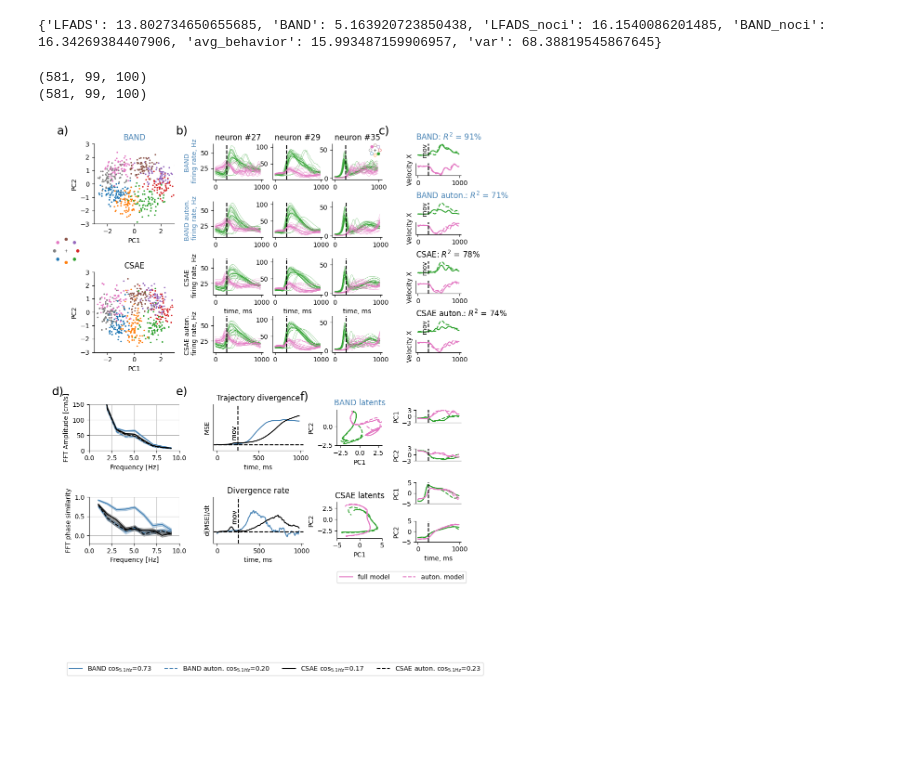
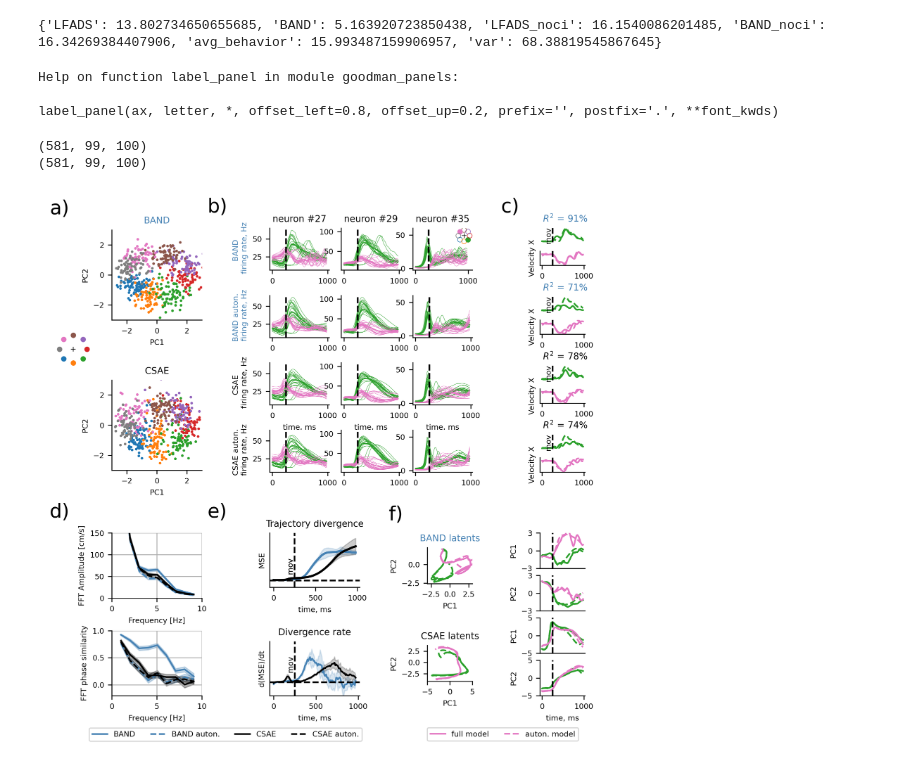
Before and after one commit to NinelK/BAND-torch, a Jupyter notebook: notebooks/paper/Fig5a_supervision.ipynb, the cells around one changed output. Saved outputs shown, nothing was run; the diff lists cells and outputs as text; code cells hidden in the pictures; blank space fills up the shorter version.

```diff
--- a/notebooks/paper/Fig5a_supervision.ipynb
+++ b/notebooks/paper/Fig5a_supervision.ipynb
@@ -408,7 +408,7 @@ def plot_beh_pred(vel, pred_vel, dir_index, t2p, axes, area, epoch_name, select
     R2_iso_vel = r2_score(vel,pred_vel) #1 - np.sum((vel - pred_vel) ** 2) / np.sum((vel - vel.mean(0)) ** 2)
     if component == 0:
         r2 = r"$R^2$"
-        axes[0].set_title(f'{title}: {r2} = {R2_iso_vel*100:.0f}%',loc='left',c=title_c)
+        axes[0].set_title(f'{title} {r2} = {R2_iso_vel*100:.0f}%',loc='left',c=title_c)
 
 np.random.seed(42)
 dir_index = get_target_ids(concat_target_direction)
@@ -599,7 +599,7 @@ for model_label, latents_full, latents_noci, axes_letters in \
     for letter in ['b','d']:
         for i in [0,1]:
             axes[letter+str(i)].set_ylabel('PC'+str(i+1))
-            axes[letter+str(i)].set_aspect(100)
+            # axes[letter+str(i)].set_aspect(100)
             axes[letter+str(i)].set_ylim([-5,5])
         axes[letter+str(1)].set_xlabel('time, ms')
         axes[letter+str(0)].set_xticks([])
@@ -669,6 +669,19 @@ def make_task_schematics(ax, x,y,r,aspect=1.,shown=np.ones(8)):
     ax.scatter(xlim[0] + (xlim[1] - xlim[0]) * x,
                 ylim[0] + (ylim[1] - ylim[0]) * y,
                 s = 20, c='k', marker='+',linewidth=.5)
+# %%
+from matplotlib import rcParams
+cm = 1/2.54  # centimeters in inches
+
+rcParams["figure.dpi"] = 300
+rcParams["savefig.dpi"] = 300
+rcParams["font.size"] = 7
+# %%
+help(label_panel)
+# %% [output]
+Help on function label_panel in module goodman_panels:
+
+label_panel(ax, letter, *, offset_left=0.8, offset_up=0.2, prefix='', postfix='.', **font_kwds)
 # %%
 layout = '''
 ABBC
@@ -679,9 +692,9 @@ trial_kernel_w = 5 # kernel width for smoothing over trials
 select = [2,6] # directions to plot
 band_color='steelblue'
 
-fig = plt.figure(figsize=(10, 10))
+fig = plt.figure(figsize=(18*cm, 18*cm))
 # blank = fig.add_subplot([0,0,1,1])
-specs, gs = panel_specs(layout, fig=fig, gridspec_args={'left': 0.1, 'right': .9, 'bottom': 0.09, 'top': 0.95, 'hspace': .3, 'wspace': .5})
+specs, gs = panel_specs(layout, fig=fig, gridspec_args={'left': 0.12, 'right': .98, 'bottom': 0.09, 'top': 0.94, 'hspace': .3, 'wspace': 1})
 axes = {}
 
 w_ratios = [2,2,1,1]
@@ -707,9 +720,9 @@ label_panel(axes['B00'], 'b', postfix=')')
 subgs = specs['C'].subgridspec(model_rows*len(select)+(model_rows-1), 1, wspace=0.1)
 for j in range(model_rows*len(select)+(model_rows-1)):
     axes[f"C{j}"] = ax = fig.add_subplot(subgs[j])
-label_panel(axes['C0'], 'c', postfix=')')
+label_panel(axes['C0'], 'c', postfix=')', offset_left=0.5)
 
-subgs = specs['D'].subgridspec(2, 1, hspace=1)
+subgs = specs['D'].subgridspec(2, 1, hspace=.5)
 for j in range(2):
     axes[f"D{j}"] = ax = fig.add_subplot(subgs[j])
 label_panel(axes['D0'], 'd', postfix=')')
@@ -719,12 +732,12 @@ for j in range(2):
     axes[f"E{j}"] = ax = fig.add_subplot(subgs[j])
 label_panel(axes['E0'], 'e', postfix=')')
 
-subgs = specs['F'].subgridspec(2, 1, hspace=1)
+subgs = specs['F'].subgridspec(2, 1, hspace=.5)
 for j in range(2):
     axes[f"F{j}"] = ax = fig.add_subplot(subgs[j])
-label_panel(axes['F0'], 'f', postfix=')')
+label_panel(axes['F0'], 'f', postfix=')', offset_up=.35, offset_left=.5)
 
-subgs = specs['G'].subgridspec(4, 1, wspace=0.1)
+subgs = specs['G'].subgridspec(4, 1, wspace=0.1,hspace=0.2)
 for j in range(4):
     axes[f"G{j}"] = ax = fig.add_subplot(subgs[j])
 label_panel(axes['G0'], '', postfix='')
@@ -800,22 +813,22 @@ make_task_schematics(axes['B02'], 0.9,0.9,0.1,aspect=1.5,shown=one_hot_select)
 # panel C
 plot_beh_pred(concat_true_behavior, concat_behaviors[1],
               dir_index, t2p, [axes[f'C{i}'] for i in range(len(select))],
-              'all', 'AD', select = select, component=0,title='BAND',title_c=band_color)
+              'all', 'AD', select = select, component=0,title='',title_c=band_color)
 axes[f'C{len(select)-1}'].set_xlabel('')
 axes[f'C{len(select)}'].axis('off')
 plot_beh_pred(concat_true_behavior, concat_noci_behaviors[1],
               dir_index, t2p, [axes[f'C{i}'] for i in range(len(select)+1,len(select)*2+1)],
-              'all', 'AD', select = select, component=0,title=f"BAND auton.",title_c=band_color)
+              'all', 'AD', select = select, component=0,title="",title_c=band_color)
 axes[f'C{len(select)*2}'].set_xlabel('')
 axes[f'C{len(select)*2+1}'].axis('off')
 plot_beh_pred(concat_true_behavior, concat_behaviors[0],
                 dir_index, t2p, [axes[f'C{i}'] for i in range(len(select)*2+2,len(select)*3+2)],
-                'all', 'AD', select = select, component=0,title="CSAE")
+                'all', 'AD', select = select, component=0,title="")
 axes[f'C{len(select)*3+1}'].set_xlabel('')
 axes[f'C{len(select)*3+2}'].axis('off')
 plot_beh_pred(concat_true_behavior, concat_noci_behaviors[0],
                 dir_index, t2p, [axes[f'C{i}'] for i in range(len(select)*3+3,len(select)*4+3)],
-                'all', 'AD', select = select, component=0,title="CSAE auton.")
+                'all', 'AD', select = select, component=0,title="")
 axes[f'C{len(select)*4+2}'].set_xlabel('')
 
 for i in list(range(len(select))) + list(range(len(select)+1,len(select)*2+1)):
@@ -835,7 +848,7 @@ for data, label, color,ls in zip([concat_behaviors[1],
                             concat_true_behavior[concat_epochs==1][...,component],
                                 label=label, peak_freq=5, c=color, linestyle=ls)
 
-axes['D1'].legend(loc=(-.25,-2.85),ncol=4)
+axes['D0'].legend(loc=(-.25,-2.2),ncol=4)
 
 
 for i, (model_label, latents_full, latents_noci) in \
@@ -873,9 +886,27 @@ for i, (model_label, latents_full, latents_noci) in \
 
     c = band_color if model_label == 'BAND' else 'k'
     MSE = np.mean((latents_full - latents_noci)**2,-1)
-    ax_e.plot(np.arange(MSE.shape[1])*10,MSE.mean(0),c=c)
     mse_diff = MSE[:,1:] - MSE[:,:-1]
+    MSE_estimates = []
+    MSE_diff_estimates = []
+    for fold in range(N_FOLDS):
+        # ax_e.plot(np.arange(MSE[fold::N_FOLDS].shape[1])*10,MSE[fold::N_FOLDS].mean(0),c=c,lw=.5)
+        # ax_f.plot(np.arange(MSE[fold::N_FOLDS].shape[1]-1)*10,mse_diff[fold::N_FOLDS].mean(0),c=c,lw=.5)
+        MSE_estimates.append(MSE[fold::N_FOLDS].mean(0))
+        MSE_diff_estimates.append(mse_diff[fold::N_FOLDS].mean(0))
+    MSE_estimates = np.array(MSE_estimates)
+    mse_diff = np.array(MSE_diff_estimates)
+    ax_e.plot(np.arange(MSE_estimates.shape[-1])*10,MSE_estimates.mean(0),c=c,lw=2)
+    ax_e.fill_between(np.arange(MSE_estimates.shape[-1])*10,
+                      MSE_estimates.mean(0) - MSE_estimates.std(0),
+                      MSE_estimates.mean(0) + MSE_estimates.std(0),
+                      color=c, alpha=0.2)
+
     ax_f.plot(np.arange(MSE.shape[1]-1)*10,mse_diff.mean(0),label=model_label,c=c)
+    ax_f.fill_between(np.arange(MSE.shape[1]-1)*10,
+                      mse_diff.mean(0) - mse_diff.std(0),
+                      mse_diff.mean(0) + mse_diff.std(0),
+                      color=c, alpha=0.2)
     ax_e.axhline(0,c='k',linestyle='--')
     ax_f.axhline(0,c='k',linestyle='--')
     ax_e.set_title(f'Trajectory divergence')
@@ -906,33 +937,33 @@ for i, (model_label, latents_full, latents_noci) in \
 
     for letter in ['G']:
         for j in [0,1,2,3]:
             axes[letter+str(j)].set_ylabel('PC'+str(j%2+1))
-            axes[letter+str(j)].set_aspect(50)
+            # axes[letter+str(j)].set_aspect(50)
             if j>1:
                 axes[letter+str(j)].set_ylim([-5,5])
             else:
                 axes[letter+str(j)].set_ylim([-3,3])
                 axes[letter+str(j)].set_yticks([-3,0,3])
             if j!=3:
                 axes[letter+str(j)].set_xticks([])
             axes[letter+str(j)].axvline(250,c='k',linestyle='--')
         axes[letter+str(3)].set_xlabel('time, ms')
 
 
 axes['F1'].set_title('CSAE latents')
 axes['F0'].set_title('BAND latents',c=band_color)
-axes['F0'].legend(loc=(0,-3.8),ncol=2)
+axes['F0'].legend(loc=(0,-4.35),ncol=2)
 
 for k in axes.keys():
     axes[k].spines['right'].set_visible(False)
     axes[k].spines['top'].set_visible(False)
 
 plt.subplots_adjust(hspace=0.6)
 # plt.tight_layout()
 plt.savefig(f"figs/fig5a_{dataset_name}_{model_name}.pdf")
 plt.savefig(f"figs/fig5a_{dataset_name}_{model_name}.png")
 # plt.savefig('test.ps')
 # %% [output]
 (581, 99, 100)
 (581, 99, 100)
-[figure, old version]
+[figure, new version]
```
Also changed, not shown: parts of 1 cell of this notebook, 11 other files.
